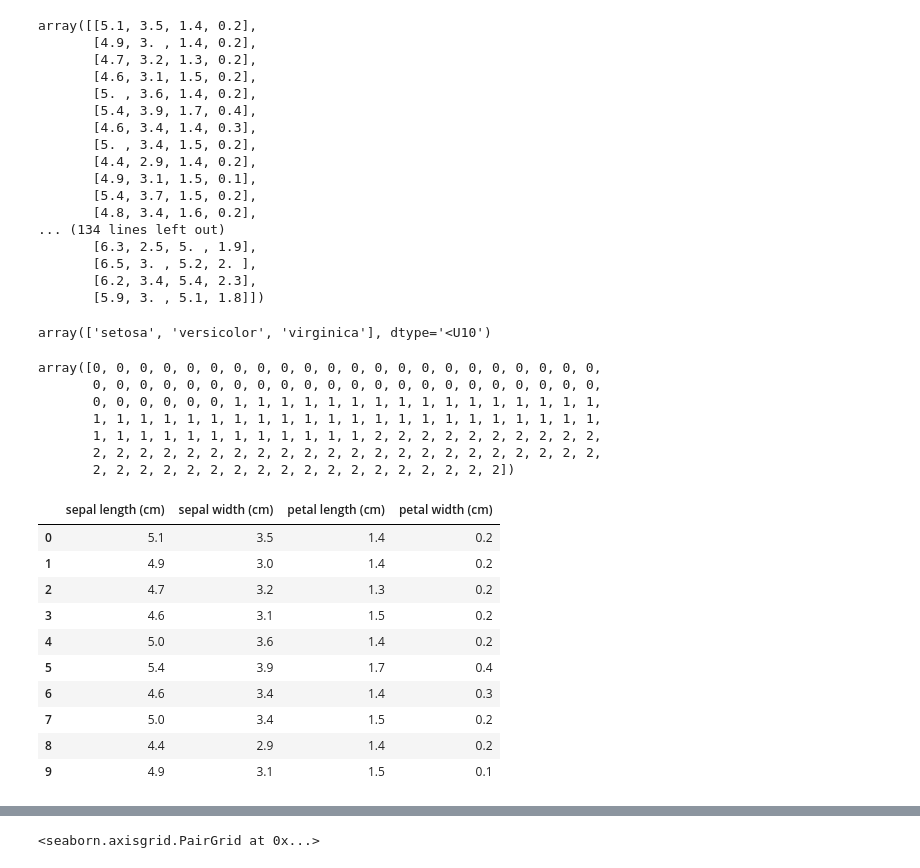
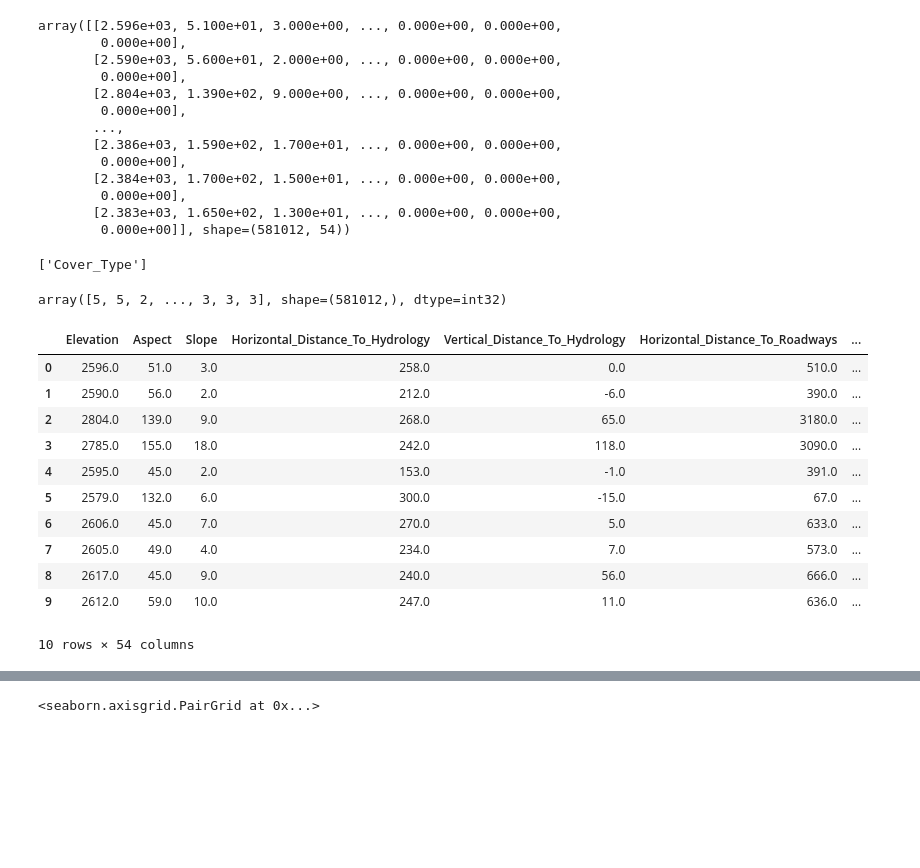
Before and after one commit to NahidHasan131/Ai---Machine-Learning, a Jupyter notebook: New folder (2)/labFinalp-iris- lab report.ipynb, the cells around one changed output, grey strips where cells are left out. Cells and saved outputs as stored; diff of their text form; code cells hidden in the pictures; blank space fills up the shorter version.

```diff
--- a/New folder (2)/labFinalp-iris- lab report.ipynb
+++ b/New folder (2)/labFinalp-iris- lab report.ipynb
@@ -4,3 +6,5 @@ from sklearn.datasets import load_iris
 # %%
-iris = load_iris()
-print(iris)
+covtype = fetch_covtype()
+
+df = pd.DataFrame(covtype.data, columns=covtype.feature_names)
+df['Cover_Type'] = covtype.target
@@ -38,49 +58,40 @@ array([0, 0, 0, 0, 0, 0, 0, 0, 0, 0, 0, 0, 0, 0, 0, 0, 0, 0, 0, 0, 0, 0,
 # %%
-iris.data
+covtype.data
 # %% [output]
-array([[5.1, 3.5, 1.4, 0.2],
-       [4.9, 3. , 1.4, 0.2],
-       [4.7, 3.2, 1.3, 0.2],
-       [4.6, 3.1, 1.5, 0.2],
-       [5. , 3.6, 1.4, 0.2],
-       [5.4, 3.9, 1.7, 0.4],
-       [4.6, 3.4, 1.4, 0.3],
-       [5. , 3.4, 1.5, 0.2],
-       [4.4, 2.9, 1.4, 0.2],
-       [4.9, 3.1, 1.5, 0.1],
-       [5.4, 3.7, 1.5, 0.2],
-       [4.8, 3.4, 1.6, 0.2],
-... (134 lines left out)
-       [6.3, 2.5, 5. , 1.9],
-       [6.5, 3. , 5.2, 2. ],
-       [6.2, 3.4, 5.4, 2.3],
-       [5.9, 3. , 5.1, 1.8]])
+array([[2.596e+03, 5.100e+01, 3.000e+00, ..., 0.000e+00, 0.000e+00,
+        0.000e+00],
+       [2.590e+03, 5.600e+01, 2.000e+00, ..., 0.000e+00, 0.000e+00,
+        0.000e+00],
+       [2.804e+03, 1.390e+02, 9.000e+00, ..., 0.000e+00, 0.000e+00,
+        0.000e+00],
+       ...,
+       [2.386e+03, 1.590e+02, 1.700e+01, ..., 0.000e+00, 0.000e+00,
+        0.000e+00],
+       [2.384e+03, 1.700e+02, 1.500e+01, ..., 0.000e+00, 0.000e+00,
+        0.000e+00],
+       [2.383e+03, 1.650e+02, 1.300e+01, ..., 0.000e+00, 0.000e+00,
+        0.000e+00]], shape=(581012, 54))
 # %%
-iris.target_names
+covtype.target_names
 # %% [output]
-array(['setosa', 'versicolor', 'virginica'], dtype='<U10')
+['Cover_Type']
 # %%
-iris.target
+covtype.target
 # %% [output]
-array([0, 0, 0, 0, 0, 0, 0, 0, 0, 0, 0, 0, 0, 0, 0, 0, 0, 0, 0, 0, 0, 0,
-       0, 0, 0, 0, 0, 0, 0, 0, 0, 0, 0, 0, 0, 0, 0, 0, 0, 0, 0, 0, 0, 0,
-       0, 0, 0, 0, 0, 0, 1, 1, 1, 1, 1, 1, 1, 1, 1, 1, 1, 1, 1, 1, 1, 1,
-       1, 1, 1, 1, 1, 1, 1, 1, 1, 1, 1, 1, 1, 1, 1, 1, 1, 1, 1, 1, 1, 1,
-       1, 1, 1, 1, 1, 1, 1, 1, 1, 1, 1, 1, 2, 2, 2, 2, 2, 2, 2, 2, 2, 2,
-       2, 2, 2, 2, 2, 2, 2, 2, 2, 2, 2, 2, 2, 2, 2, 2, 2, 2, 2, 2, 2, 2,
-       2, 2, 2, 2, 2, 2, 2, 2, 2, 2, 2, 2, 2, 2, 2, 2, 2, 2])
+array([5, 5, 2, ..., 3, 3, 3], shape=(581012,), dtype=int32)
 # %%
-df = pd.DataFrame(iris.data, columns=iris.feature_names)
+df = pd.DataFrame(covtype.data, columns=covtype.feature_names)
 df.head(10)
 # %% [output]
-|  | sepal length (cm) | sepal width (cm) | petal length (cm) | petal width (cm) |
-| 0 | 5.1 | 3.5 | 1.4 | 0.2 |
-| 1 | 4.9 | 3.0 | 1.4 | 0.2 |
-| 2 | 4.7 | 3.2 | 1.3 | 0.2 |
-| 3 | 4.6 | 3.1 | 1.5 | 0.2 |
-| 4 | 5.0 | 3.6 | 1.4 | 0.2 |
-| 5 | 5.4 | 3.9 | 1.7 | 0.4 |
-| 6 | 4.6 | 3.4 | 1.4 | 0.3 |
-| 7 | 5.0 | 3.4 | 1.5 | 0.2 |
-| 8 | 4.4 | 2.9 | 1.4 | 0.2 |
-| 9 | 4.9 | 3.1 | 1.5 | 0.1 |
+|  | Elevation | Aspect | Slope | Horizontal_Distance_To_Hydrology | Vertical_Distance_To_Hydrology | Horizontal_Distance_To_Roadways | ... |
+| 0 | 2596.0 | 51.0 | 3.0 | 258.0 | 0.0 | 510.0 | ... |
+| 1 | 2590.0 | 56.0 | 2.0 | 212.0 | -6.0 | 390.0 | ... |
+| 2 | 2804.0 | 139.0 | 9.0 | 268.0 | 65.0 | 3180.0 | ... |
+| 3 | 2785.0 | 155.0 | 18.0 | 242.0 | 118.0 | 3090.0 | ... |
+| 4 | 2595.0 | 45.0 | 2.0 | 153.0 | -1.0 | 391.0 | ... |
+| 5 | 2579.0 | 132.0 | 6.0 | 300.0 | -15.0 | 67.0 | ... |
+| 6 | 2606.0 | 45.0 | 7.0 | 270.0 | 5.0 | 633.0 | ... |
+| 7 | 2605.0 | 49.0 | 4.0 | 234.0 | 7.0 | 573.0 | ... |
+| 8 | 2617.0 | 45.0 | 9.0 | 240.0 | 56.0 | 666.0 | ... |
+| 9 | 2612.0 | 59.0 | 10.0 | 247.0 | 11.0 | 636.0 | ... |
+10 rows × 54 columns
```
Also changed, not shown: parts of 17 cells of this notebook, 4 other files.
